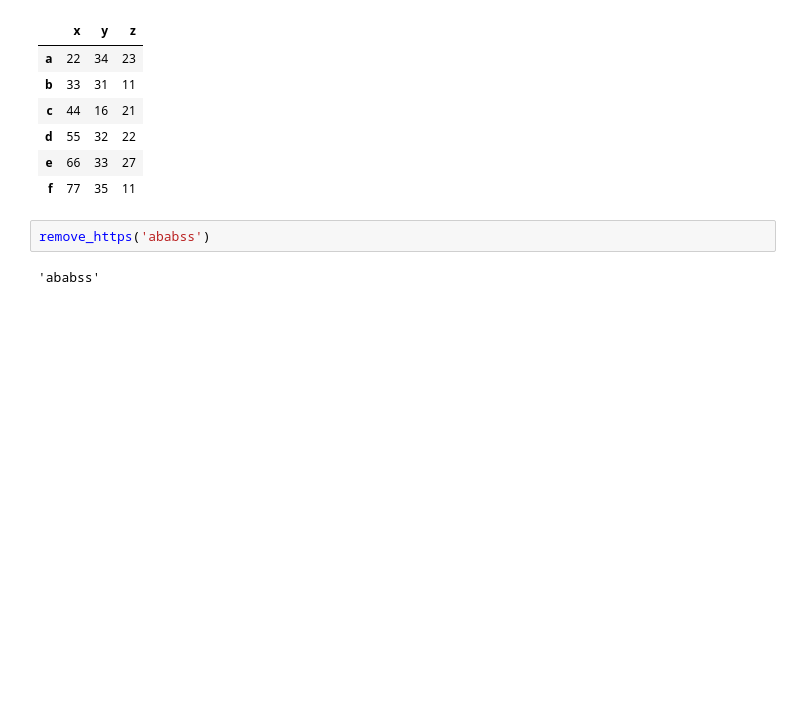
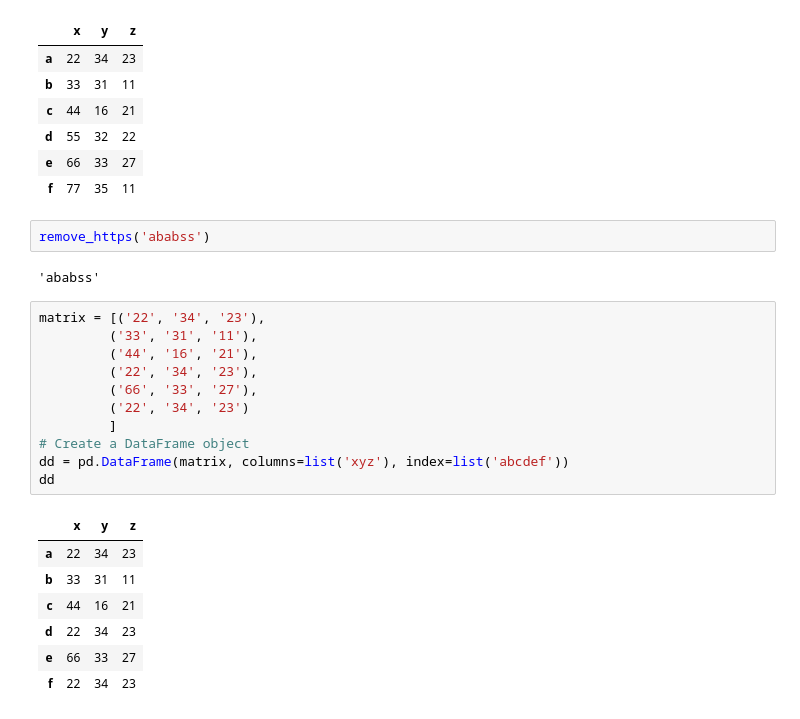
Before and after one commit to gabrielecerizza/amd_project, a Jupyter notebook: similar_tweets.ipynb, the cells around one changed output. Saved outputs shown, nothing was run; the diff lists cells and outputs as text; blank space fills up the shorter version.

```diff
--- a/similar_tweets.ipynb
+++ b/similar_tweets.ipynb
@@ -1495,3 +1962,22 @@ dfObj
 remove_https('ababss')
 # %% [output]
 'ababss'
+# %%
+matrix = [('22', '34', '23'),
+         ('33', '31', '11'),
+         ('44', '16', '21'),
+         ('22', '34', '23'),
+         ('66', '33', '27'),
+         ('22', '34', '23')
+         ]
+# Create a DataFrame object
+dd = pd.DataFrame(matrix, columns=list('xyz'), index=list('abcdef'))
+dd
+# %% [output]
+|  | x | y | z |
+| a | 22 | 34 | 23 |
+| b | 33 | 31 | 11 |
+| c | 44 | 16 | 21 |
+| d | 22 | 34 | 23 |
+| e | 66 | 33 | 27 |
+| f | 22 | 34 | 23 |
```
Also changed, not shown: parts of 37 cells of this notebook, 4 other files.
